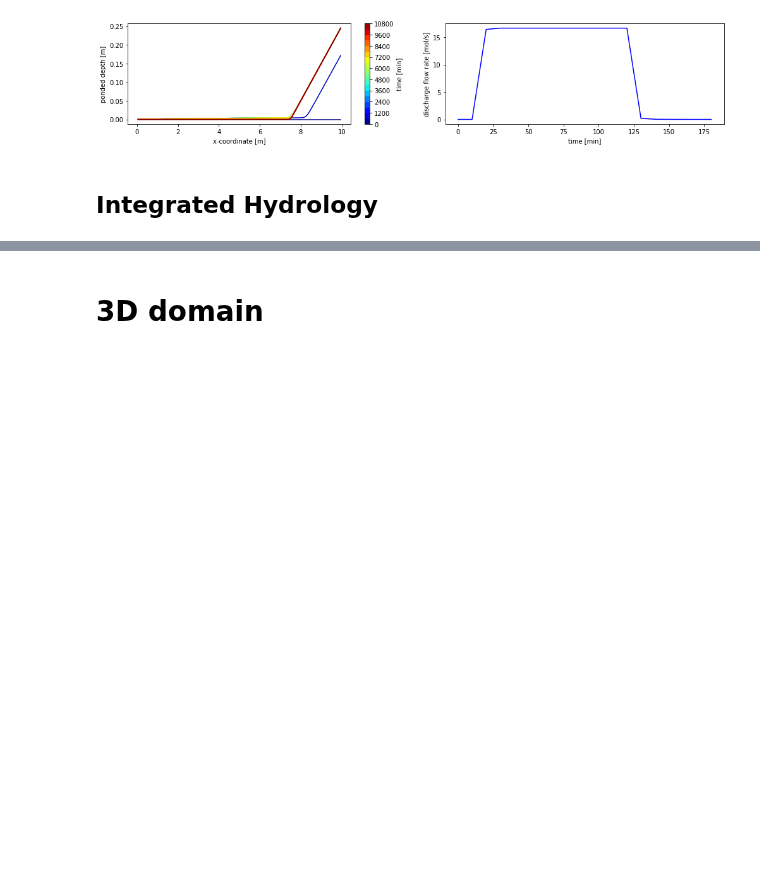
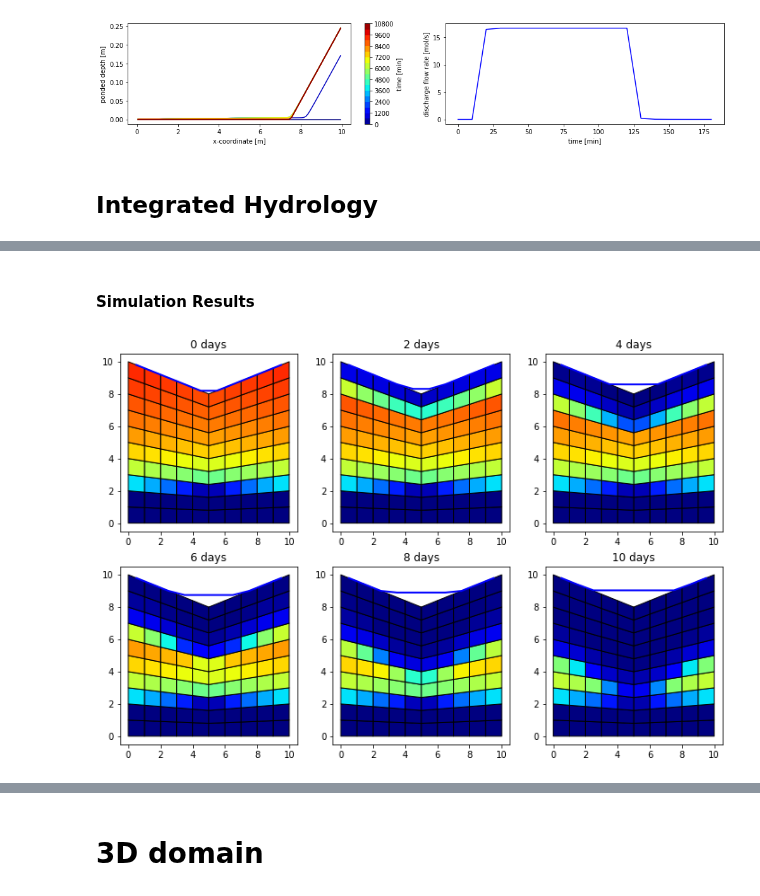
Before and after one commit to amanzi/ats-short-course, a Jupyter notebook: 01_flow/flow.ipynb, the cells around one changed output, grey strips where cells are left out. Saved outputs shown, nothing was run; the diff lists cells and outputs as text; code cells hidden in the pictures; blank space fills up the shorter version.

Commit message:
Updated text and created figures for 2D (transect) open-book watershed.

```diff
--- a/01_flow/flow.ipynb
+++ b/01_flow/flow.ipynb
@@ -288,3 +290,52 @@ Describe how facesets are set geometrically or by labelled sets.
 * Heavy Rain for 10 days
   * ParameterList for _cycle driver_ sets the start and stop times of the simulation
   * ParameterList for _surface-water_source_ prescribes the rainfall
+# %% [markdown]
+#### Simulation Results
+# %%
+# Plot the saturation at a few times
+
+import colors
+from matplotlib import colorbar
+
+vis = ats_xdmf.VisFile(directory="integrated_hydro/run",
+                       filename="ih_subsurface_data.h5",
+                       mesh_filename="ih_subsurface_mesh.h5",
+                       time_unit='d')
+#select output every 2 days
+vis.filterIndices([0,2,4,6,8,10])
+vis.loadMeshPolygons()
+
+vis_surf = ats_xdmf.VisFile(directory="integrated_hydro/run",
+                            domain="surface",
+                            filename="ih_surface_data.h5" ,
+                            mesh_filename="ih_surface_mesh.h5",
+                            time_unit='d')
+#select same output as subsurface
+vis_surf.filterIndices([0,2,4,6,8,10])
+vis_surf.loadMesh(order=['x','z'])
+
+fig, axs = plt.subplots(2,3,figsize=(12,8))
+
+def plot(i, ax):
+
+    sat = vis.get("saturation_liquid", vis.cycles[i])
+    poly = vis.getMeshPolygons(cmap='jet_r', linewidth=1)
+    poly.set_array(sat)
+    poly.set_clim(0.4,1)
+    ax.add_collection(poly)
+
+    elev = vis_surf.get('surface-elevation', vis.cycles[i])
+    pd = vis_surf.get('surface-ponded_depth', vis.cycles[i])
+
+    ax.plot(vis_surf.centroids[:,0], elev+pd, 'b', linewidth=2)
+    ax.set_title(f"{2*i} days")
+
+plot(0, axs[0,0])
+plot(1, axs[0,1])
+plot(2, axs[0,2])
+plot(3, axs[1,0])
+plot(4, axs[1,1])
+plot(5, axs[1,2])
+# %% [output]
+[figure, added]
```
Also changed, not shown: parts of 2 cells of this notebook, 1 other file.
